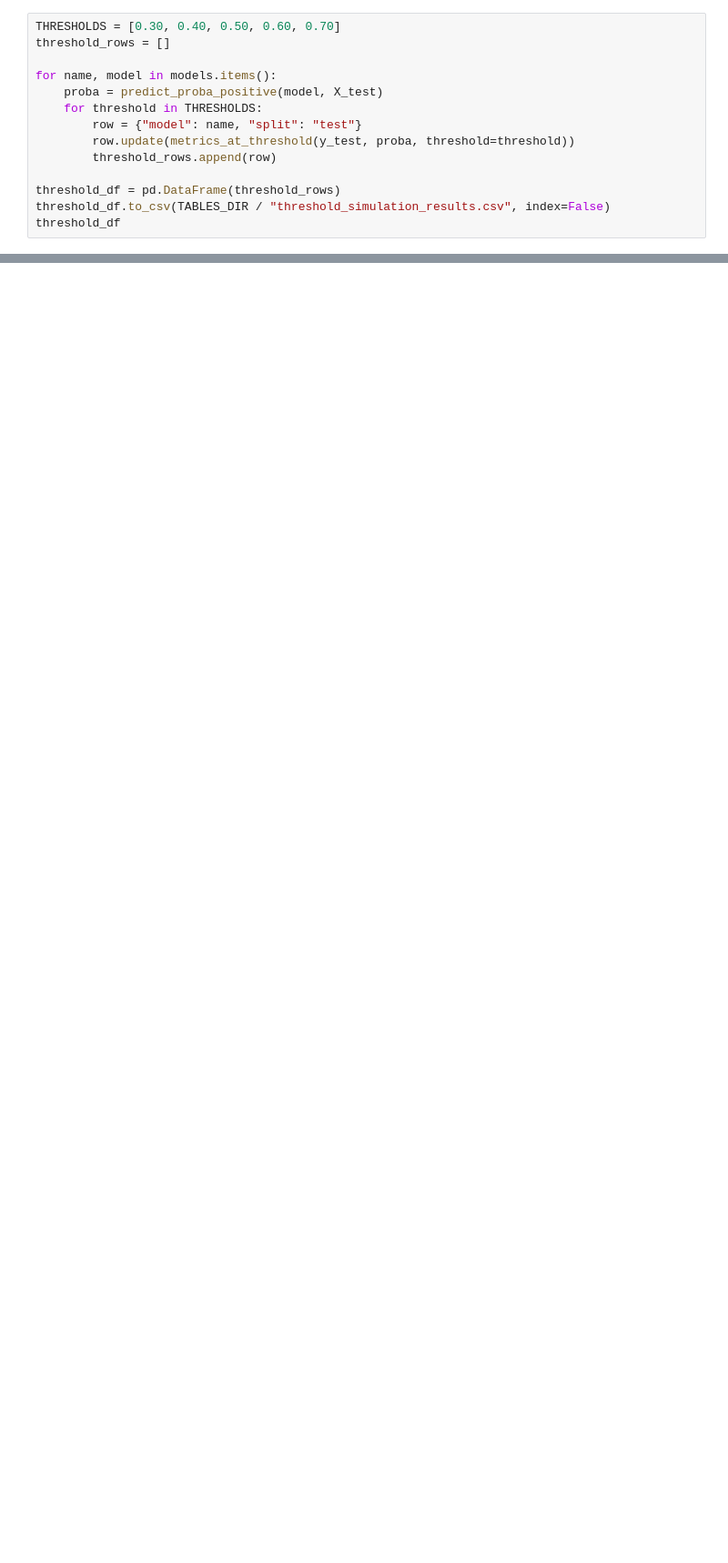
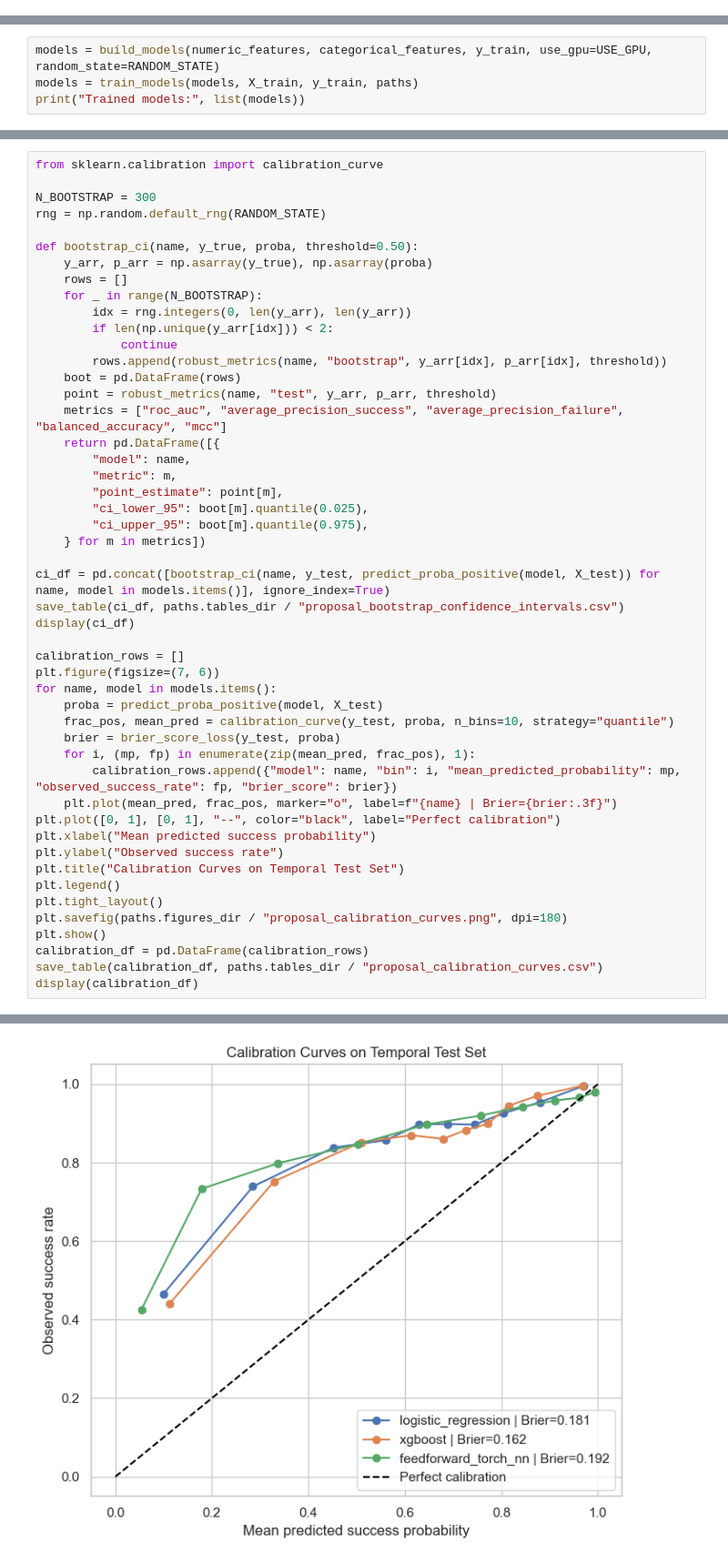
Before and after one commit to Shrxmy/CSELEC2C-FinalProject, a Jupyter notebook: notebooks/3CSD_Group 8_Implementation.ipynb, the cells around one changed output, grey strips where cells are left out. Shown at 91% size. Cells and saved outputs as stored; diff of their text form; blank space fills up the shorter version.

```diff
--- a/notebooks/3CSD_Group 8_Implementation.ipynb
+++ b/notebooks/3CSD_Group 8_Implementation.ipynb
@@ -916,14 +0,0 @@ The default threshold of 0.50 is an assumption, not a neutral fact. We test thre
-# %%
-THRESHOLDS = [0.30, 0.40, 0.50, 0.60, 0.70]
-threshold_rows = []
-
-for name, model in models.items():
-    proba = predict_proba_positive(model, X_test)
-    for threshold in THRESHOLDS:
-        row = {"model": name, "split": "test"}
-        row.update(metrics_at_threshold(y_test, proba, threshold=threshold))
-        threshold_rows.append(row)
-
-threshold_df = pd.DataFrame(threshold_rows)
-threshold_df.to_csv(TABLES_DIR / "threshold_simulation_results.csv", index=False)
-threshold_df
@@ -1447,0 +127,4 @@ Notebook complete.
+# %%
+models = build_models(numeric_features, categorical_features, y_train, use_gpu=USE_GPU, random_state=RANDOM_STATE)
+models = train_models(models, X_train, y_train, paths)
+print("Trained models:", list(models))
@@ -1447,0 +474,50 @@ Notebook complete.
+# %%
+from sklearn.calibration import calibration_curve
+
+N_BOOTSTRAP = 300
+rng = np.random.default_rng(RANDOM_STATE)
+
+def bootstrap_ci(name, y_true, proba, threshold=0.50):
+    y_arr, p_arr = np.asarray(y_true), np.asarray(proba)
+    rows = []
+    for _ in range(N_BOOTSTRAP):
+        idx = rng.integers(0, len(y_arr), len(y_arr))
+        if len(np.unique(y_arr[idx])) < 2:
+            continue
+        rows.append(robust_metrics(name, "bootstrap", y_arr[idx], p_arr[idx], threshold))
+    boot = pd.DataFrame(rows)
+    point = robust_metrics(name, "test", y_arr, p_arr, threshold)
+    metrics = ["roc_auc", "average_precision_success", "average_precision_failure", "balanced_accuracy", "mcc"]
+    return pd.DataFrame([{
+        "model": name,
+        "metric": m,
+        "point_estimate": point[m],
+        "ci_lower_95": boot[m].quantile(0.025),
+        "ci_upper_95": boot[m].quantile(0.975),
+    } for m in metrics])
+
+ci_df = pd.concat([bootstrap_ci(name, y_test, predict_proba_positive(model, X_test)) for name, model in models.items()], ignore_index=True)
+save_table(ci_df, paths.tables_dir / "proposal_bootstrap_confidence_intervals.csv")
+display(ci_df)
+
+calibration_rows = []
+plt.figure(figsize=(7, 6))
+for name, model in models.items():
+    proba = predict_proba_positive(model, X_test)
+    frac_pos, mean_pred = calibration_curve(y_test, proba, n_bins=10, strategy="quantile")
+    brier = brier_score_loss(y_test, proba)
+    for i, (mp, fp) in enumerate(zip(mean_pred, frac_pos), 1):
+        calibration_rows.append({"model": name, "bin": i, "mean_predicted_probability": mp, "observed_success_rate": fp, "brier_score": brier})
+    plt.plot(mean_pred, frac_pos, marker="o", label=f"{name} | Brier={brier:.3f}")
+plt.plot([0, 1], [0, 1], "--", color="black", label="Perfect calibration")
+plt.xlabel("Mean predicted success probability")
+plt.ylabel("Observed success rate")
+plt.title("Calibration Curves on Temporal Test Set")
+plt.legend()
+plt.tight_layout()
+plt.savefig(paths.figures_dir / "proposal_calibration_curves.png", dpi=180)
+plt.show()
+calibration_df = pd.DataFrame(calibration_rows)
+save_table(calibration_df, paths.tables_dir / "proposal_calibration_curves.csv")
+display(calibration_df)
+# %% [output]
@@ -1447,0 +540 @@ Notebook complete.
+[figure, added]
```
Also changed, not shown: parts of 77 cells of this notebook, 9 other files.
